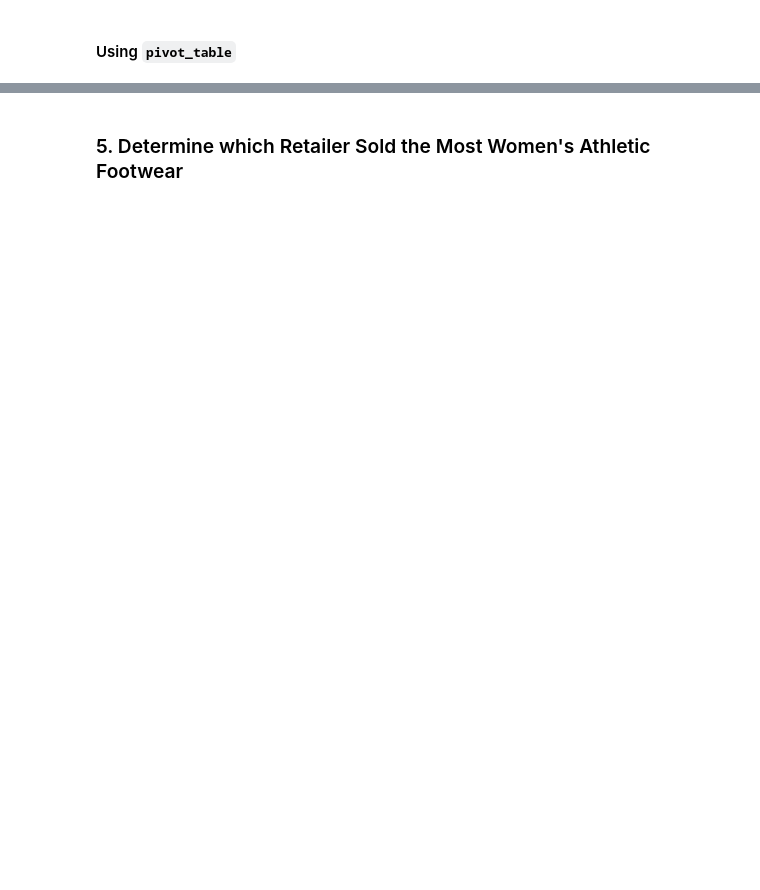
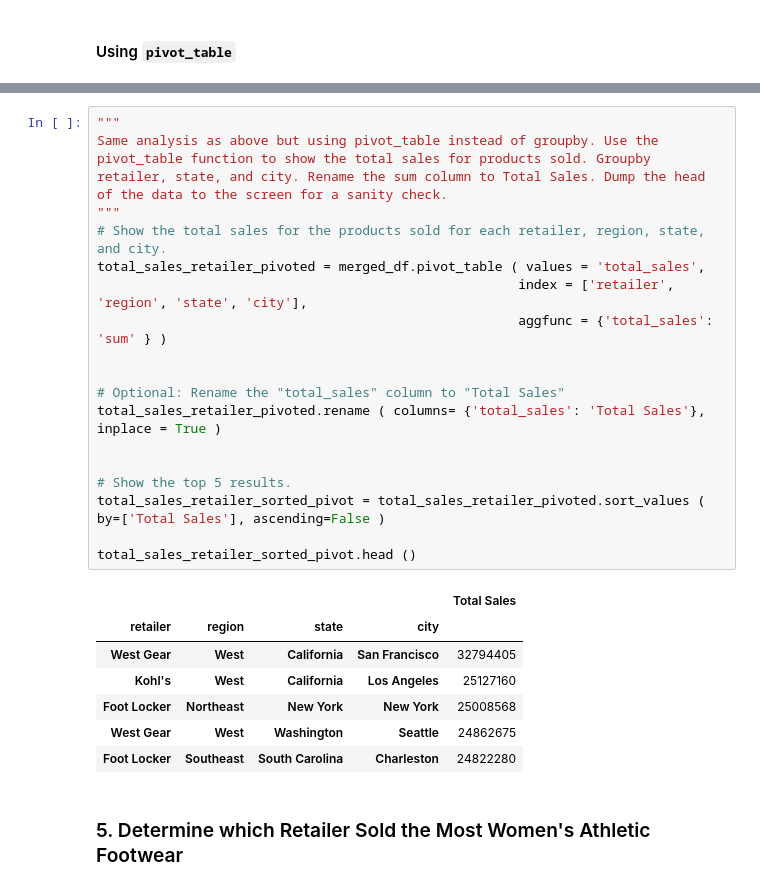
Before and after one commit to brian-campbell/athletic_sales_analysis, a Jupyter notebook: athletic_sales_analysis.ipynb, the cells around one changed output, grey strips where cells are left out. Drawn from its saved outputs; the diff is of its cells as text; blank space fills up the shorter version.

```diff
--- a/athletic_sales_analysis.ipynb
+++ b/athletic_sales_analysis.ipynb
@@ -306,2 +395,31 @@ memory usage: 904.2+ KB
+# %%
+"""
+Same analysis as above but using pivot_table instead of groupby. Use the
+pivot_table function to show the total sales for products sold. Groupby
+retailer, state, and city. Rename the sum column to Total Sales. Dump the head
+of the data to the screen for a sanity check.
+"""
+# Show the total sales for the products sold for each retailer, region, state, and city.
+total_sales_retailer_pivoted = merged_df.pivot_table ( values = 'total_sales',
+                                                      index = ['retailer', 'region', 'state', 'city'],
+                                                      aggfunc = {'total_sales': 'sum' } )
+
+
+# Optional: Rename the "total_sales" column to "Total Sales"
+total_sales_retailer_pivoted.rename ( columns= {'total_sales': 'Total Sales'}, inplace = True )
+
+
+# Show the top 5 results.
+total_sales_retailer_sorted_pivot = total_sales_retailer_pivoted.sort_values ( by=['Total Sales'], ascending=False )
+
+total_sales_retailer_sorted_pivot.head ()
+# %% [output]
+|  |  |  |  | Total Sales |
+| retailer | region | state | city |  |
+| West Gear | West | California | San Francisco | 32794405 |
+| Kohl's | West | California | Los Angeles | 25127160 |
+| Foot Locker | Northeast | New York | New York | 25008568 |
+| West Gear | West | Washington | Seattle | 24862675 |
+| Foot Locker | Southeast | South Carolina | Charleston | 24822280 |
 # %% [markdown]
 ### 5. Determine which Retailer Sold the Most Women's Athletic Footwear
```
Also changed, not shown: parts of 37 cells of this notebook.
